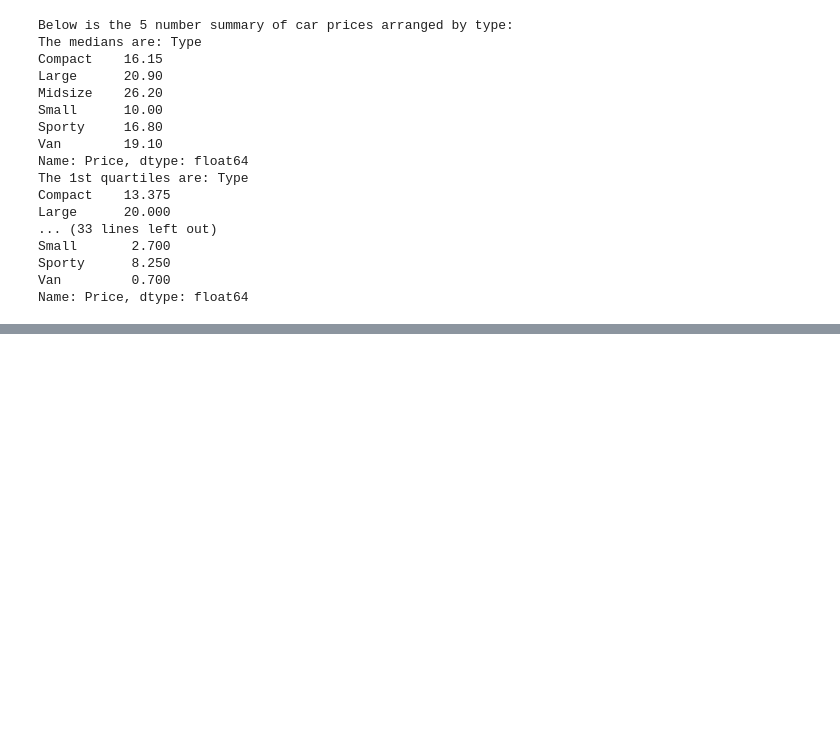
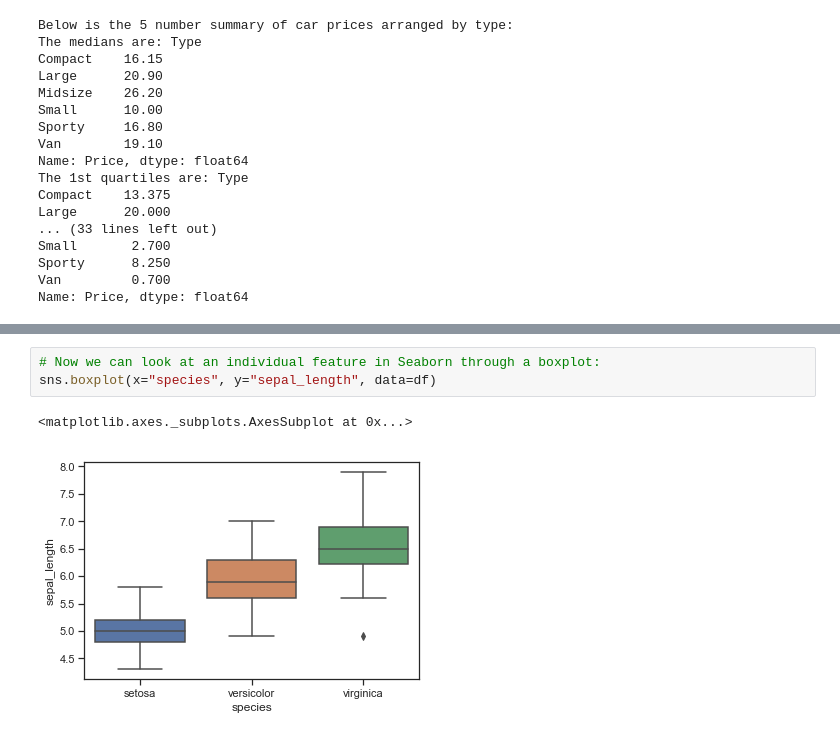
Before and after one commit to Datagatherer2357/Project-Fundamentals-of-data-analysis-GMIT, a Jupyter notebook: Project-boxplots.ipynb, the cells around one changed output, grey strips where cells are left out. Cells and saved outputs as stored; diff of their text form; blank space fills up the shorter version.

```diff
--- a/Project-boxplots.ipynb
+++ b/Project-boxplots.ipynb
@@ -448,0 +489,6 @@ SHOW an EXAMPLE
+# %%
+# Now we can look at an individual feature in Seaborn through a boxplot:
+sns.boxplot(x="species", y="sepal_length", data=df)
+# %% [output]
+<matplotlib.axes._subplots.AxesSubplot at 0x...>
+[figure, added]
```
Also changed, not shown: parts of 8 cells of this notebook.
